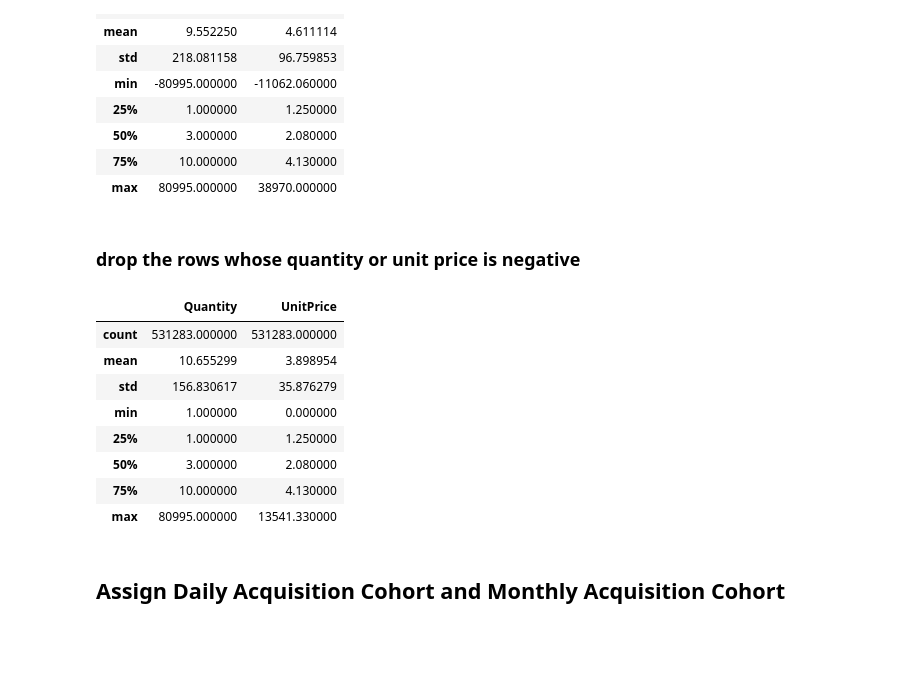
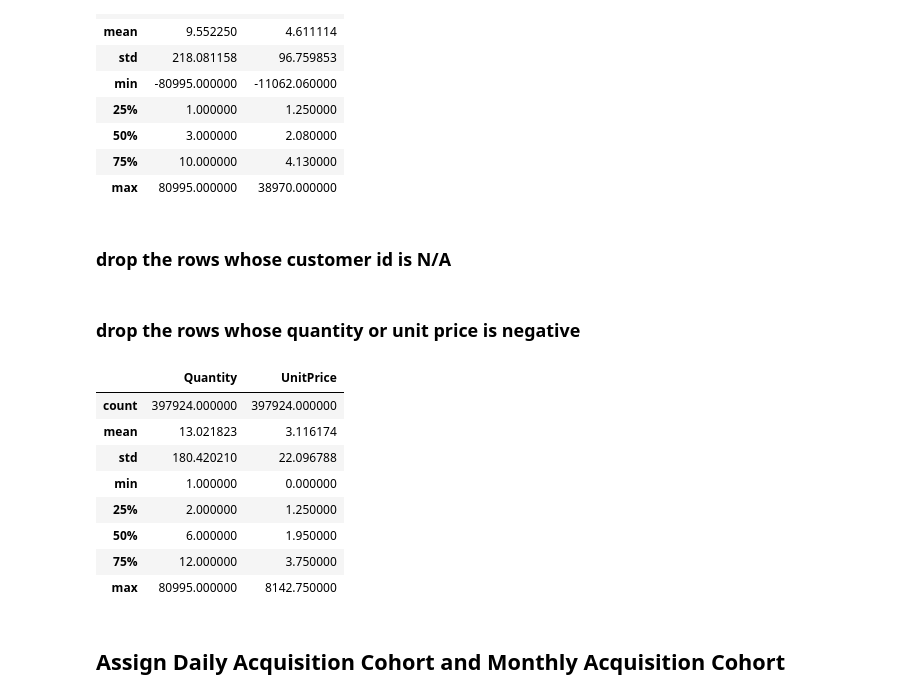
Before and after one commit to dylan-kuo/Growth_Analysis, a Jupyter notebook: Customer_Segmentation_From_RFM_Value.ipynb, the cells around one changed output. Drawn from its saved outputs; the diff is of its cells as text; code cells hidden in the pictures; blank space fills up the shorter version.

```diff
--- a/Customer_Segmentation_From_RFM_Value.ipynb
+++ b/Customer_Segmentation_From_RFM_Value.ipynb
@@ -54,22 +68,27 @@ retail.describe()
 | 50% | 3.000000 | 2.080000 |
 | 75% | 10.000000 | 4.130000 |
 | max | 80995.000000 | 38970.000000 |
+# %% [markdown]
+### drop the rows whose customer id is N/A
+# %%
+retail.drop(index=retail[retail.CustomerID.isna()].index, inplace=True)
 # %% [markdown]
 ### drop the rows whose quantity or unit price is negative
 # %%
-idx = retail.index[(retail['Quantity']<0)|(retail['UnitPrice']<0)].tolist()
-retail = retail.drop(index=idx, axis=0)
+#idx = retail.index[(retail['Quantity']<0)|(retail['UnitPrice']<0)].tolist()
+#retail = retail.drop(index=idx, axis=0)
+retail.drop(index=retail[(retail['Quantity']<0)|(retail['UnitPrice']<0)].index, inplace=True)
 retail.describe()
 # %% [output]
 |  | Quantity | UnitPrice |
-| count | 531283.000000 | 531283.000000 |
-| mean | 10.655299 | 3.898954 |
-| std | 156.830617 | 35.876279 |
+| count | 397924.000000 | 397924.000000 |
+| mean | 13.021823 | 3.116174 |
+| std | 180.420210 | 22.096788 |
 | min | 1.000000 | 0.000000 |
-| 25% | 1.000000 | 1.250000 |
-| 50% | 3.000000 | 2.080000 |
-| 75% | 10.000000 | 4.130000 |
-| max | 80995.000000 | 13541.330000 |
+| 25% | 2.000000 | 1.250000 |
+| 50% | 6.000000 | 1.950000 |
+| 75% | 12.000000 | 3.750000 |
+| max | 80995.000000 | 8142.750000 |
 # %% [markdown]
 ## Assign Daily Acquisition Cohort and Monthly Acquisition Cohort
 # %%
```
Also changed, not shown: parts of 37 cells of this notebook.
